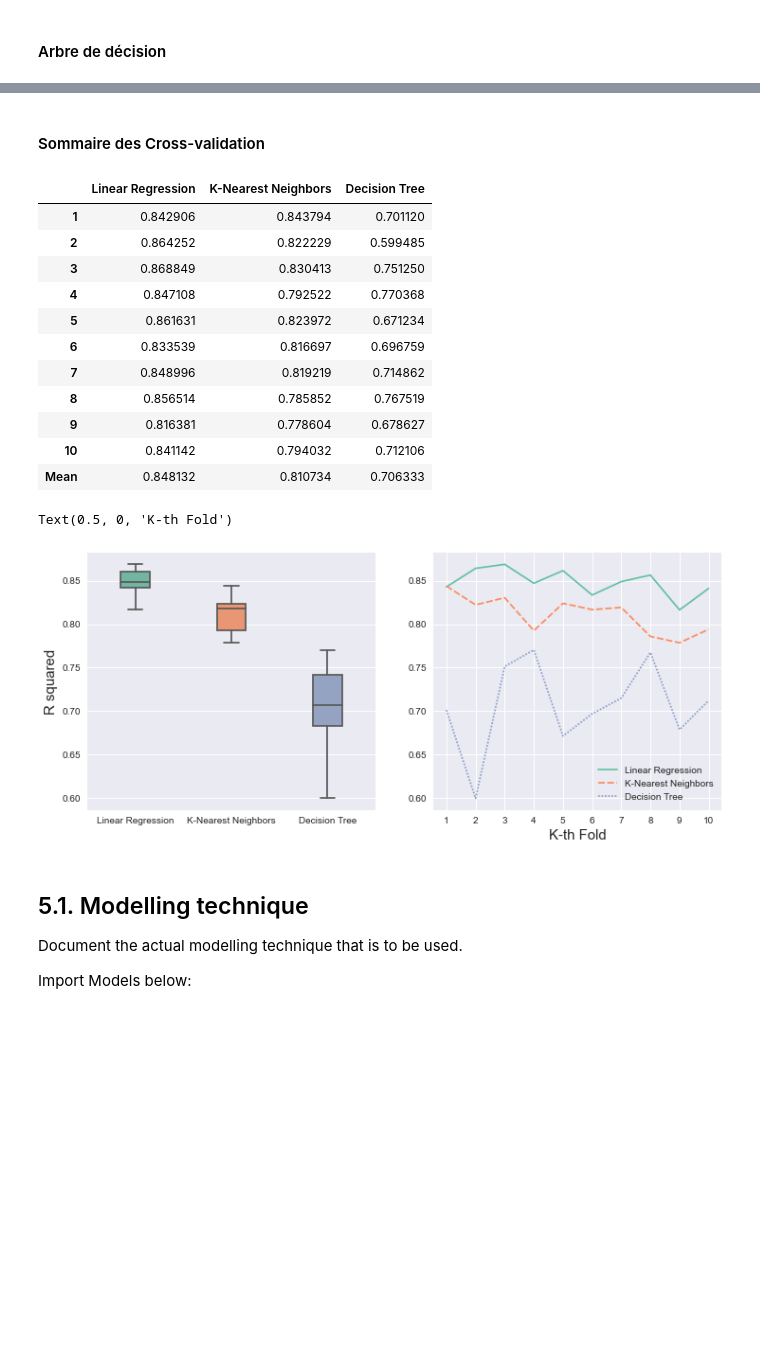
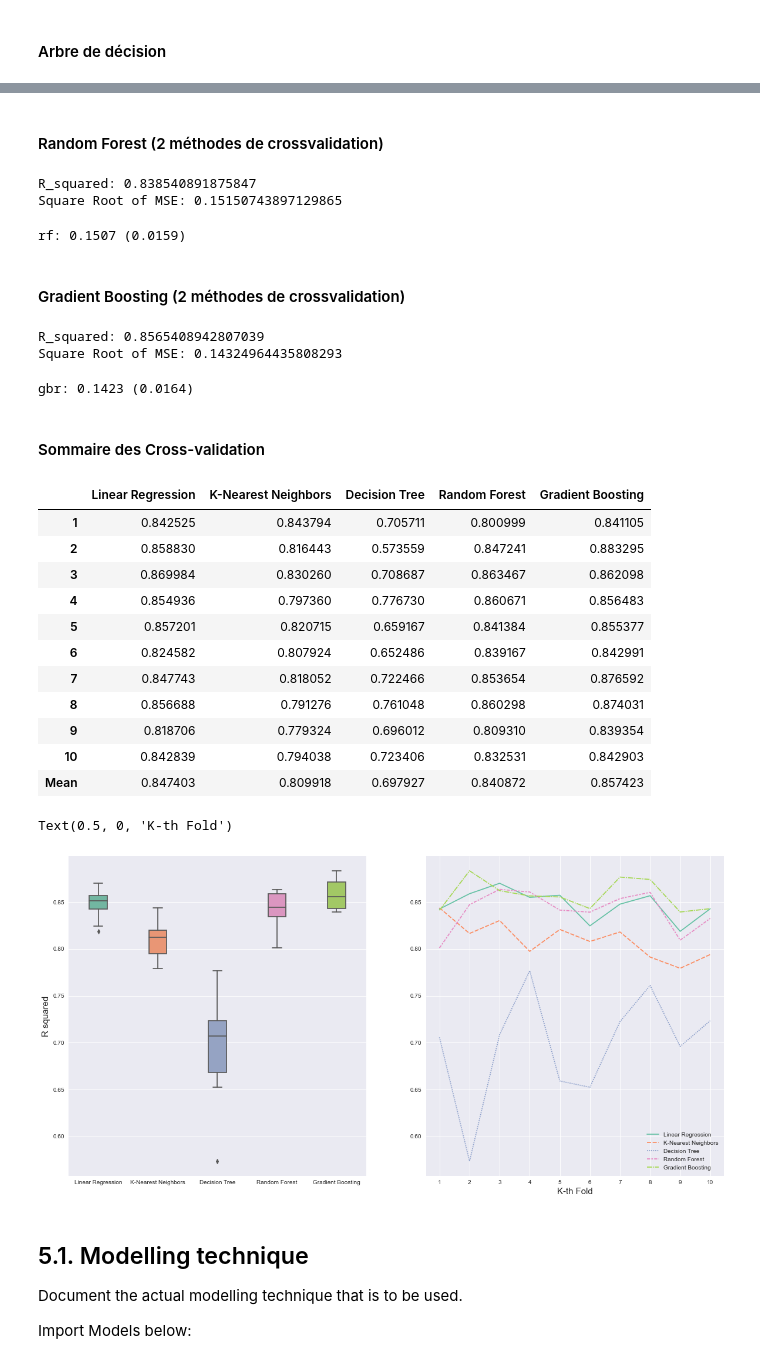
Before and after one commit to freya-git/LAVA, a Jupyter notebook: CRISP-DM_Template.ipynb, the cells around one changed output, grey strips where cells are left out. Saved outputs shown, nothing was run; the diff lists cells and outputs as text; code cells hidden in the pictures; blank space fills up the shorter version.

```diff
--- a/CRISP-DM_Template.ipynb
+++ b/CRISP-DM_Template.ipynb
@@ -895,0 +908,4 @@ diagnostic_plots(sm.add_constant(X[base]), y)
+# %%
+X, y = drop_outliers(X, y, features = features)
+
+X[features].info()
@@ -984,8 +1035,17 @@ def FeatureBar(model_Features, Title, yLabel):
 # %%
-# Gradient Boosting Regressor
+# Linear Regressor
+lr = LinearRegression()
+
+# K_Neighbor Regressor
+knn = KNeighborsRegressor(n_neighbors=5)
+
+# Decision Tree Regressor
+dt = DecisionTreeRegressor(max_depth=15, random_state=0)
+
+# Gradient Boost Regressor
 gbr = GradientBoostingRegressor(n_estimators=6000,
-                                learning_rate=0.01,
-                                max_depth=4,
+                                learning_rate=0.001,
+                                max_depth=7,
                                 max_features='sqrt',
                                 min_samples_leaf=15,
                                 min_samples_split=10,
@@ -1153,39 +1220,67 @@ ValidationCurve(DecisionTreeRegressor(), X[features], y, 'max_depth', 'Maximum D
+# %% [markdown]
+#### Random Forest (2 méthodes de crossvalidation)
+# %%
+CrossVal(rf)
+# %% [output]
+R_squared: 0.838540891875847
+Square Root of MSE: 0.15150743897129865
+# %%
+score = cv_rmse(rf)
+print("rf: {:.4f} ({:.4f})".format(score.mean(), score.std()))
+# %% [output]
+rf: 0.1507 (0.0159)
+# %% [markdown]
+#### Gradient Boosting (2 méthodes de crossvalidation)
+# %%
+CrossVal(gbr)
+# %% [output]
+R_squared: 0.8565408942807039
+Square Root of MSE: 0.14324964435808293
+# %%
+score = cv_rmse(gbr)
+print("gbr: {:.4f} ({:.4f})".format(score.mean(), score.std()))
+# %% [output]
+gbr: 0.1423 (0.0164)
 # %% [markdown]
 #### Sommaire des Cross-validation
 # %%
 lr_scores = cross_validate(LinearRegression(), X[features], y, cv=10, scoring='r2')
 knn_scores = cross_validate(KNeighborsRegressor(n_neighbors=16), X[features], y, cv=10, scoring='r2')
 dt_scores = cross_validate(DecisionTreeRegressor(max_depth=9, random_state=0), X[features], y, cv=10, scoring='r2')
+rf_scores = cross_validate(rf, X[features], y, cv=10, scoring='r2')
+gbr_scores = cross_validate(gbr, X[features], y, cv=10, scoring='r2')
 lr_test_score = lr_scores.get('test_score')
 knn_test_score = knn_scores.get('test_score')
 dt_test_score = dt_scores.get('test_score')
-box= pd.DataFrame({'Linear Regression':lr_test_score, 'K-Nearest Neighbors':knn_test_score, 'Decision Tree':dt_test_score})
+rf_test_score = rf_scores.get('test_score')
+gbr_test_score = gbr_scores.get('test_score')
+box= pd.DataFrame({'Linear Regression':lr_test_score, 'K-Nearest Neighbors':knn_test_score, 'Decision Tree':dt_test_score, 'Random Forest':rf_test_score, 'Gradient Boosting':gbr_test_score})
 box.index = box.index + 1
 box.loc['Mean'] = box.mean()
 box
 # %% [output]
-|  | Linear Regression | K-Nearest Neighbors | Decision Tree |
-| 1 | 0.842906 | 0.843794 | 0.701120 |
-| 2 | 0.864252 | 0.822229 | 0.599485 |
-| 3 | 0.868849 | 0.830413 | 0.751250 |
-| 4 | 0.847108 | 0.792522 | 0.770368 |
-| 5 | 0.861631 | 0.823972 | 0.671234 |
-| 6 | 0.833539 | 0.816697 | 0.696759 |
-| 7 | 0.848996 | 0.819219 | 0.714862 |
-| 8 | 0.856514 | 0.785852 | 0.767519 |
-| 9 | 0.816381 | 0.778604 | 0.678627 |
-| 10 | 0.841142 | 0.794032 | 0.712106 |
-| Mean | 0.848132 | 0.810734 | 0.706333 |
+|  | Linear Regression | K-Nearest Neighbors | Decision Tree | Random Forest | Gradient Boosting |
+| 1 | 0.842525 | 0.843794 | 0.705711 | 0.800999 | 0.841105 |
+| 2 | 0.858830 | 0.816443 | 0.573559 | 0.847241 | 0.883295 |
+| 3 | 0.869984 | 0.830260 | 0.708687 | 0.863467 | 0.862098 |
+| 4 | 0.854936 | 0.797360 | 0.776730 | 0.860671 | 0.856483 |
+| 5 | 0.857201 | 0.820715 | 0.659167 | 0.841384 | 0.855377 |
+| 6 | 0.824582 | 0.807924 | 0.652486 | 0.839167 | 0.842991 |
+| 7 | 0.847743 | 0.818052 | 0.722466 | 0.853654 | 0.876592 |
+| 8 | 0.856688 | 0.791276 | 0.761048 | 0.860298 | 0.874031 |
+| 9 | 0.818706 | 0.779324 | 0.696012 | 0.809310 | 0.839354 |
+| 10 | 0.842839 | 0.794038 | 0.723406 | 0.832531 | 0.842903 |
+| Mean | 0.847403 | 0.809918 | 0.697927 | 0.840872 | 0.857423 |
 # %%
-f,ax=plt.subplots(1,2, figsize=(12,5))
+f,ax=plt.subplots(1,2, figsize=(20,10))
 sns.boxplot(data=box.drop(box.tail(1).index), width=0.3, palette="Set2", ax=ax[0])
 ax[0].set_ylabel('R squared')
 sns.lineplot(data=box.drop(box.tail(1).index), palette="Set2", ax=ax[1])
 ax[1].set_xticks(np.arange(1,11,1))
 ax[1].set_xlabel('K-th Fold')
 # %% [output]
 Text(0.5, 0, 'K-th Fold')
-[figure, old version]
+[figure, new version]
 # %% [markdown]
 ## 5.1. Modelling technique <a class="anchor" id="ModellingTechnique"></a>
 Document the actual modelling technique that is to be used.
```
Also changed, not shown: parts of 68 cells of this notebook, 1 other file.
